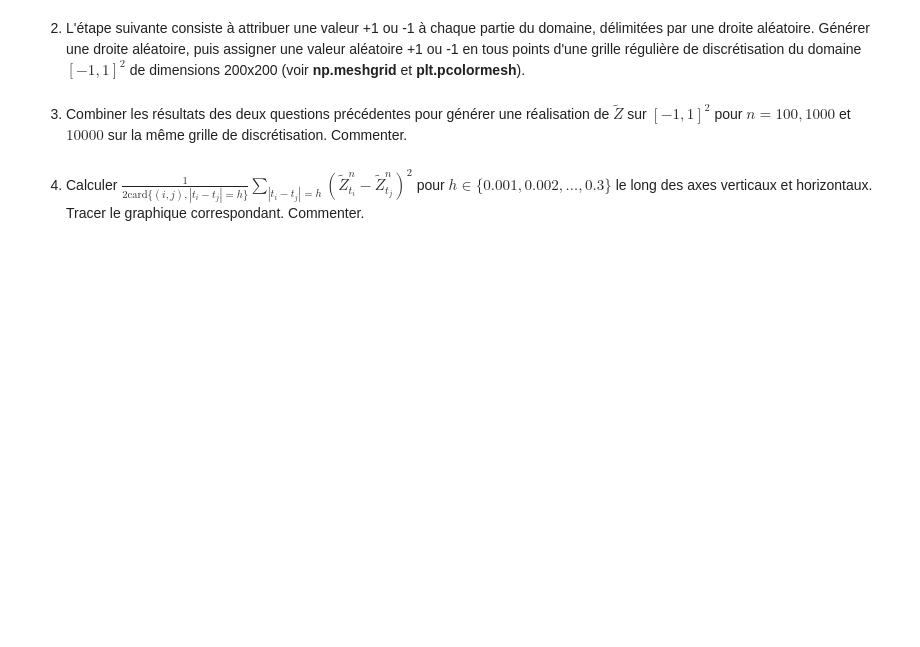
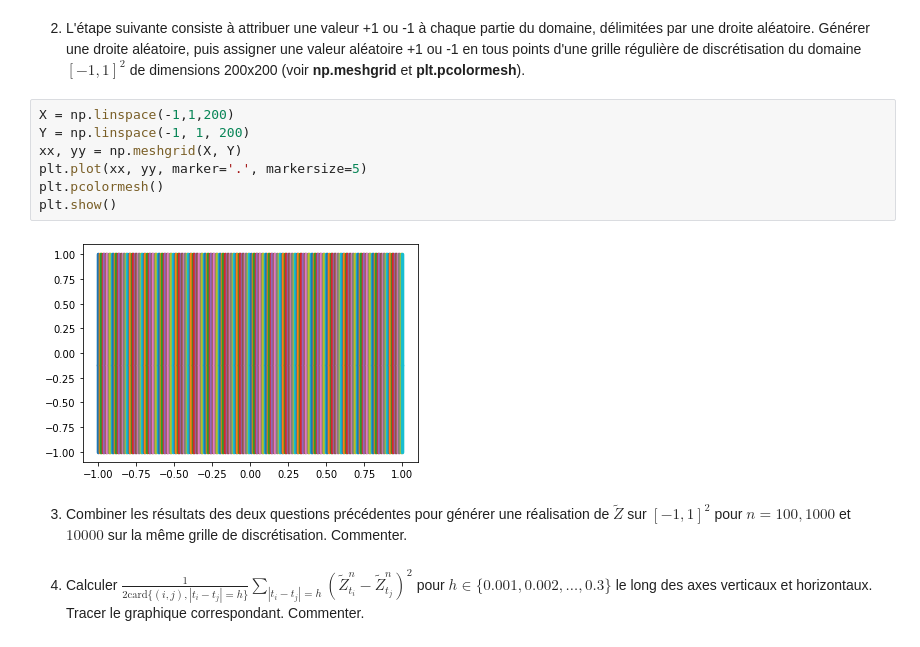
Before and after one commit to gabrielleberrada/projet_num_proba, a Jupyter notebook: Projet_numerique_de_Probabilités_2022 - enonce.ipynb, the cells around one changed output. Drawn from its saved outputs; the diff is of its cells as text; blank space fills up the shorter version.

```diff
--- a/Projet_numerique_de_Probabilités_2022 - enonce.ipynb
+++ b/Projet_numerique_de_Probabilités_2022 - enonce.ipynb
@@ -414,5 +440,14 @@ plt.show()
 # %% [markdown]
 2. L'étape suivante consiste à attribuer une valeur +1 ou -1 à chaque partie du domaine, délimitées par une droite aléatoire. Générer une droite aléatoire, puis assigner une valeur aléatoire +1 ou -1 en tous points d'une grille régulière de discrétisation du domaine $[-1,1]^2$ de dimensions 200x200 (voir **np.meshgrid** et **plt.pcolormesh**).
+# %%
+X = np.linspace(-1,1,200)
+Y = np.linspace(-1, 1, 200)
+xx, yy = np.meshgrid(X, Y)
+plt.plot(xx, yy, marker='.', markersize=5)
+plt.pcolormesh()
+plt.show()
+# %% [output]
+[figure, added]
 # %% [markdown]
 3. Combiner les résultats des deux questions précédentes pour générer une réalisation de $\tilde{Z}$ sur $[-1,1]^2$ pour $n = 100, 1000$ et $10000$ sur la même grille de discrétisation. Commenter.
 # %% [markdown]
```
Also changed, not shown: parts of 17 cells of this notebook.
